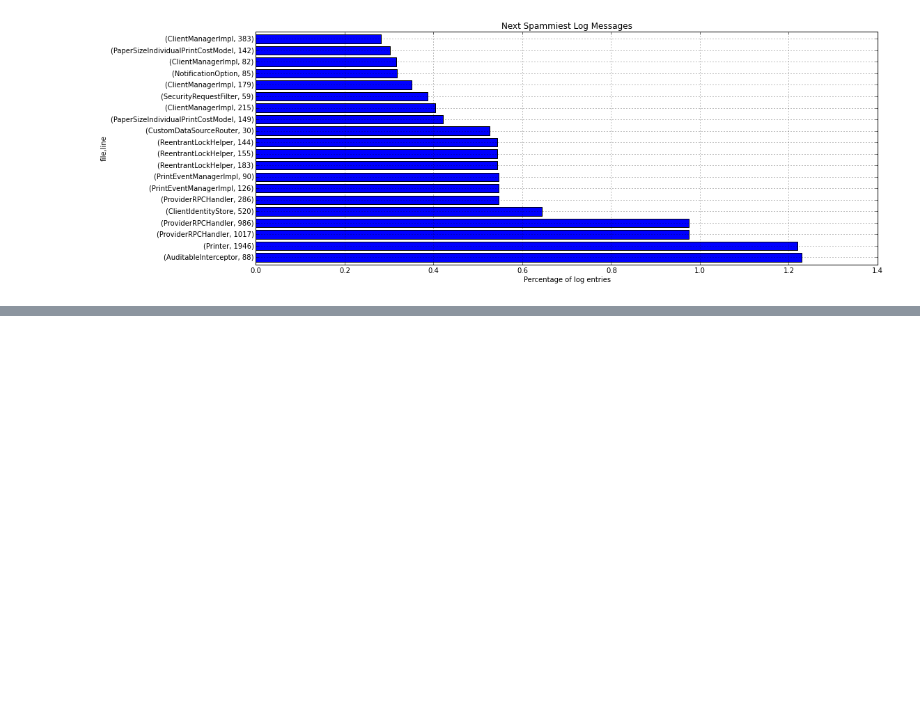
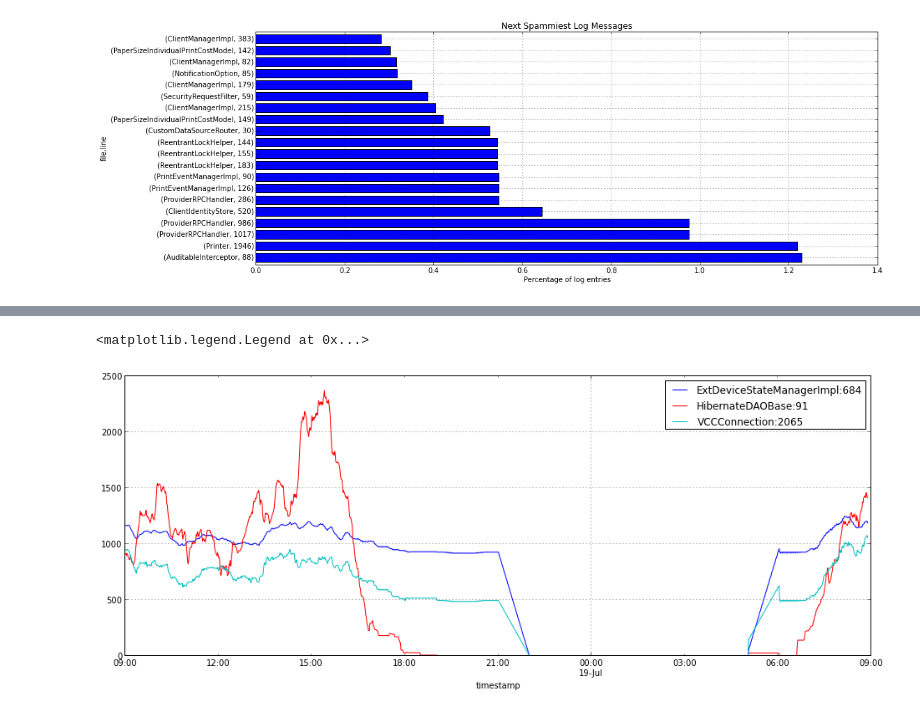
Before and after one commit to peterwilliams97/log_analysis, a Jupyter notebook: nb_pandas.ipynb, the cells around one changed output, grey strips where cells are left out. Saved outputs shown, nothing was run; the diff lists cells and outputs as text; code cells hidden in the pictures; blank space fills up the shorter version.

```diff
--- a/nb_pandas.ipynb
+++ b/nb_pandas.ipynb
@@ -423,0 +443,7 @@ plt.title('Next Spammiest Log Messages')
+# %%
+fl_rolling_sums = []
+for fl,ln in fl_sorted.index.values[:10]:
+    entries = df[(df.file==fl) & (df.line==ln)]
+    rolling_sum = pd.rolling_sum(entries.resample('1min', how='count', convention='center'), 60, center=True)
+    rolling_sum = rolling_sum/rolling_sum.mean()
+    fl_rolling_sums.append(((fl,ln), rolling_sum))
@@ -423,0 +591,13 @@ plt.title('Next Spammiest Log Messages')
+# %%
+def plot_activity(df, label):
+    rolling_sum = pd.rolling_sum(df.logfile.resample('1min', how='count', convention='center'), 60, center=True)
+    #rolling_sum = (rolling_sum - rolling_sum.mean())/rolling_sum.std()
+    rolling_sum['2012-07-18 09:00' : '2012-07-19 09:00'].plot(label=label)
+for fl,ln in [('ExtDeviceStateManagerImpl', 684),
+              ('HibernateDAOBase', 91),
+              ('VCCConnection', 2065)]:
+    plot_activity(df[(df.file==fl) & (df.line==ln)], '%s:%d' % (fl,ln))
+legend()
+# %% [output]
+<matplotlib.legend.Legend at 0x...>
+[figure, added]
```
Also changed, not shown: parts of 36 cells of this notebook.
